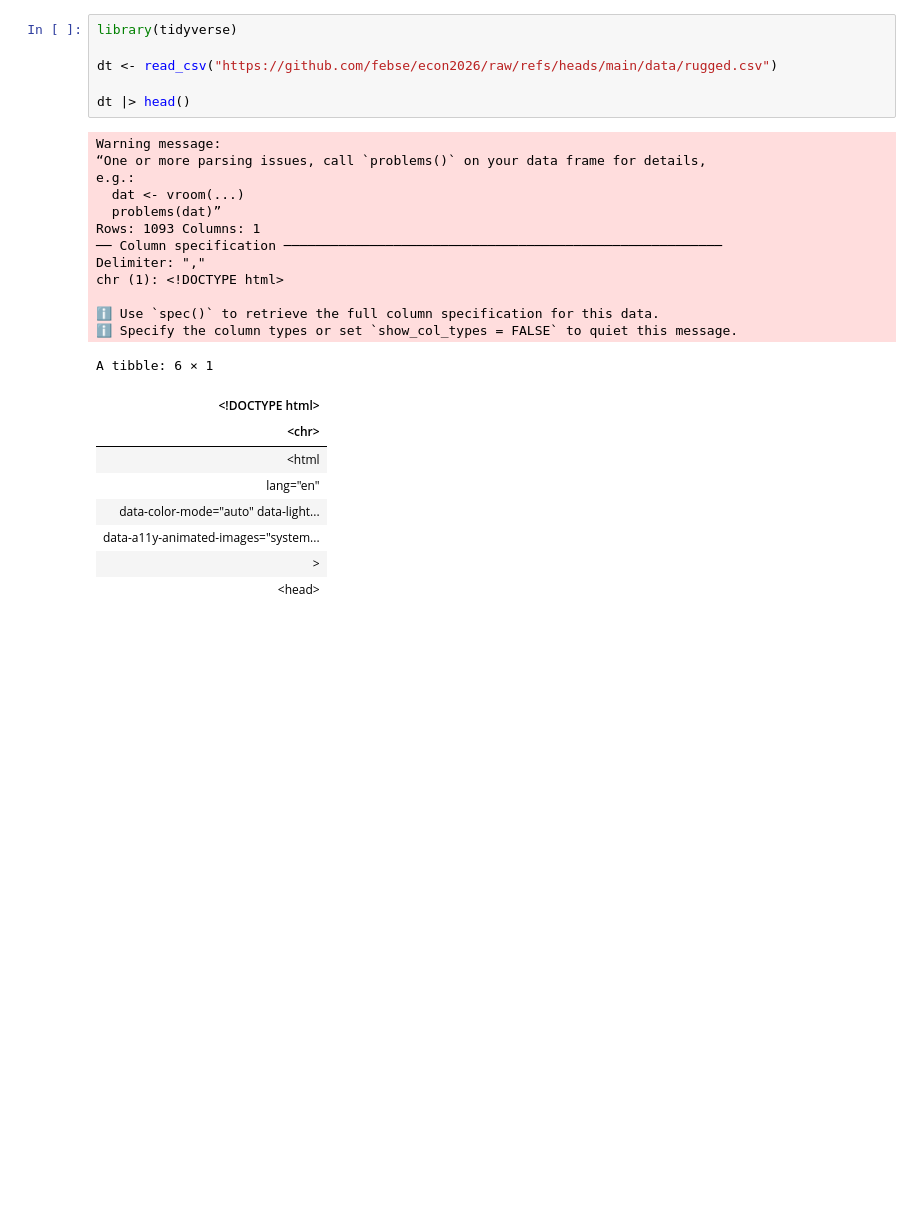
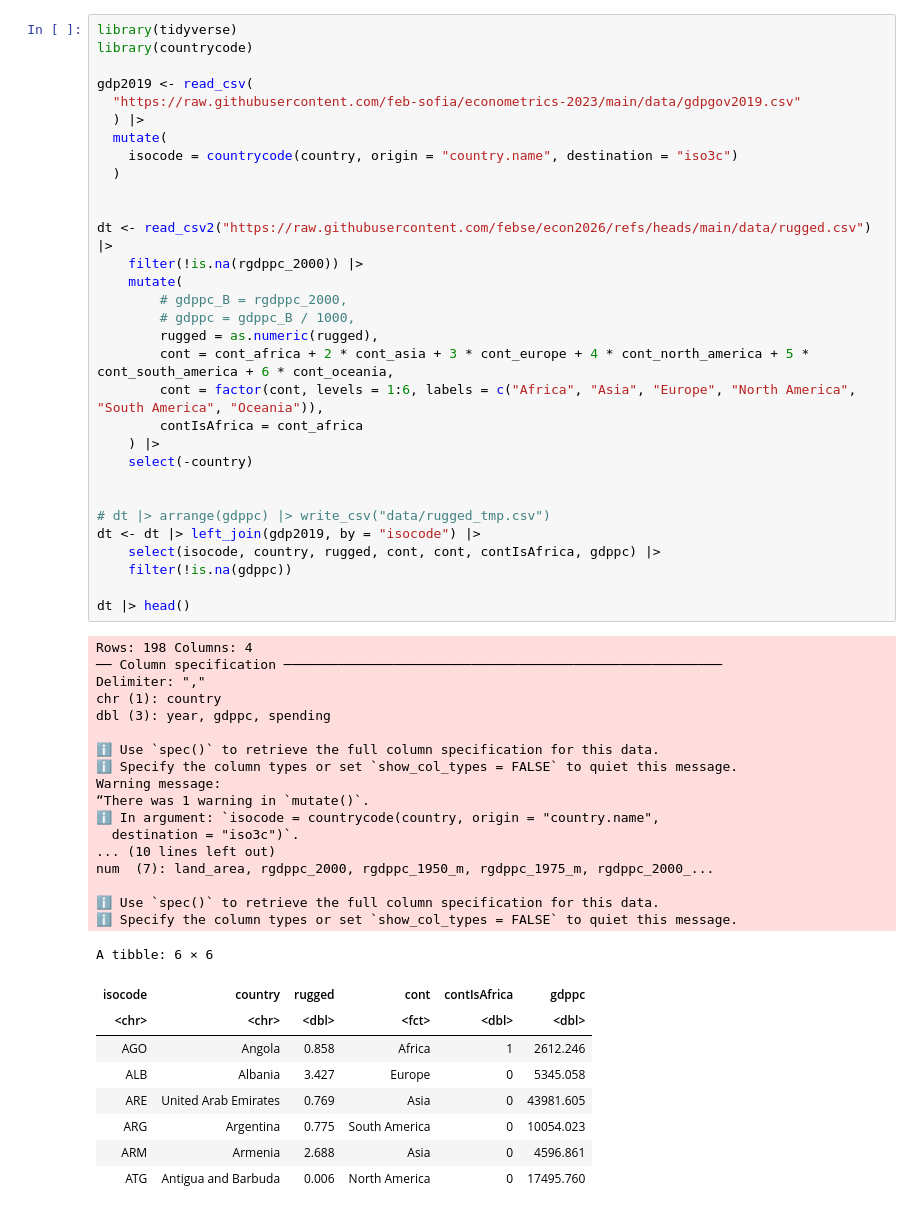
Before and after one commit to febse/econ2026, a Jupyter notebook: 10-Interaction.ipynb, the cells around one changed output. Saved outputs shown, nothing was run; the diff lists cells and outputs as text; blank space fills up the shorter version.

```diff
--- a/10-Interaction.ipynb
+++ b/10-Interaction.ipynb
@@ -1,28 +1,58 @@
 # %%
 library(tidyverse)
+library(countrycode)
 
-dt <- read_csv("https://github.com/febse/econ2026/raw/refs/heads/main/data/rugged.csv")
+gdp2019 <- read_csv(
+  "https://raw.githubusercontent.com/feb-sofia/econometrics-2023/main/data/gdpgov2019.csv"
+  ) |>
+  mutate(
+    isocode = countrycode(country, origin = "country.name", destination = "iso3c")
+  )
+
+
+dt <- read_csv2("https://raw.githubusercontent.com/febse/econ2026/refs/heads/main/data/rugged.csv")  |>
+    filter(!is.na(rgdppc_2000)) |>
+    mutate(
+        # gdppc_B = rgdppc_2000,
+        # gdppc = gdppc_B / 1000,
+        rugged = as.numeric(rugged),
+        cont = cont_africa + 2 * cont_asia + 3 * cont_europe + 4 * cont_north_america + 5 * cont_south_america + 6 * cont_oceania,
+        cont = factor(cont, levels = 1:6, labels = c("Africa", "Asia", "Europe", "North America", "South America", "Oceania")),
+        contIsAfrica = cont_africa
+    ) |>
+    select(-country)
+
+
+# dt |> arrange(gdppc) |> write_csv("data/rugged_tmp.csv")
+dt <- dt |> left_join(gdp2019, by = "isocode") |>
+    select(isocode, country, rugged, cont, cont, contIsAfrica, gdppc) |>
+    filter(!is.na(gdppc))
 
 dt |> head()
 # %% [output]
-Warning message:
-“One or more parsing issues, call `problems()` on your data frame for details,
-e.g.:
-  dat <- vroom(...)
-  problems(dat)”
-Rows: 1093 Columns: 1
+Rows: 198 Columns: 4
 ── Column specification ────────────────────────────────────────────────────────
 Delimiter: ","
-chr (1): <!DOCTYPE html>
+chr (1): country
+dbl (3): year, gdppc, spending
 
 ℹ Use `spec()` to retrieve the full column specification for this data.
 ℹ Specify the column types or set `show_col_types = FALSE` to quiet this message.
+Warning message:
+“There was 1 warning in `mutate()`.
+ℹ In argument: `isocode = countrycode(country, origin = "country.name",
+  destination = "iso3c")`.
+... (10 lines left out)
+num  (7): land_area, rgdppc_2000, rgdppc_1950_m, rgdppc_1975_m, rgdppc_2000_...
+
+ℹ Use `spec()` to retrieve the full column specification for this data.
+ℹ Specify the column types or set `show_col_types = FALSE` to quiet this message.
-A tibble: 6 × 1
+A tibble: 6 × 6
-| <!DOCTYPE html> |
-| <chr> |
-| <html |
-| lang="en" |
-| data-color-mode="auto" data-light... |
-| data-a11y-animated-images="system... |
-| > |
-| <head> |
+| isocode | country | rugged | cont | contIsAfrica | gdppc |
+| <chr> | <chr> | <dbl> | <fct> | <dbl> | <dbl> |
+| AGO | Angola | 0.858 | Africa | 1 | 2612.246 |
+| ALB | Albania | 3.427 | Europe | 0 | 5345.058 |
+| ARE | United Arab Emirates | 0.769 | Asia | 0 | 43981.605 |
+| ARG | Argentina | 0.775 | South America | 0 | 10054.023 |
+| ARM | Armenia | 2.688 | Asia | 0 | 4596.861 |
+| ATG | Antigua and Barbuda | 0.006 | North America | 0 | 17495.760 |
```
Also changed, not shown: parts of 6 cells of this notebook, 1 other file.
